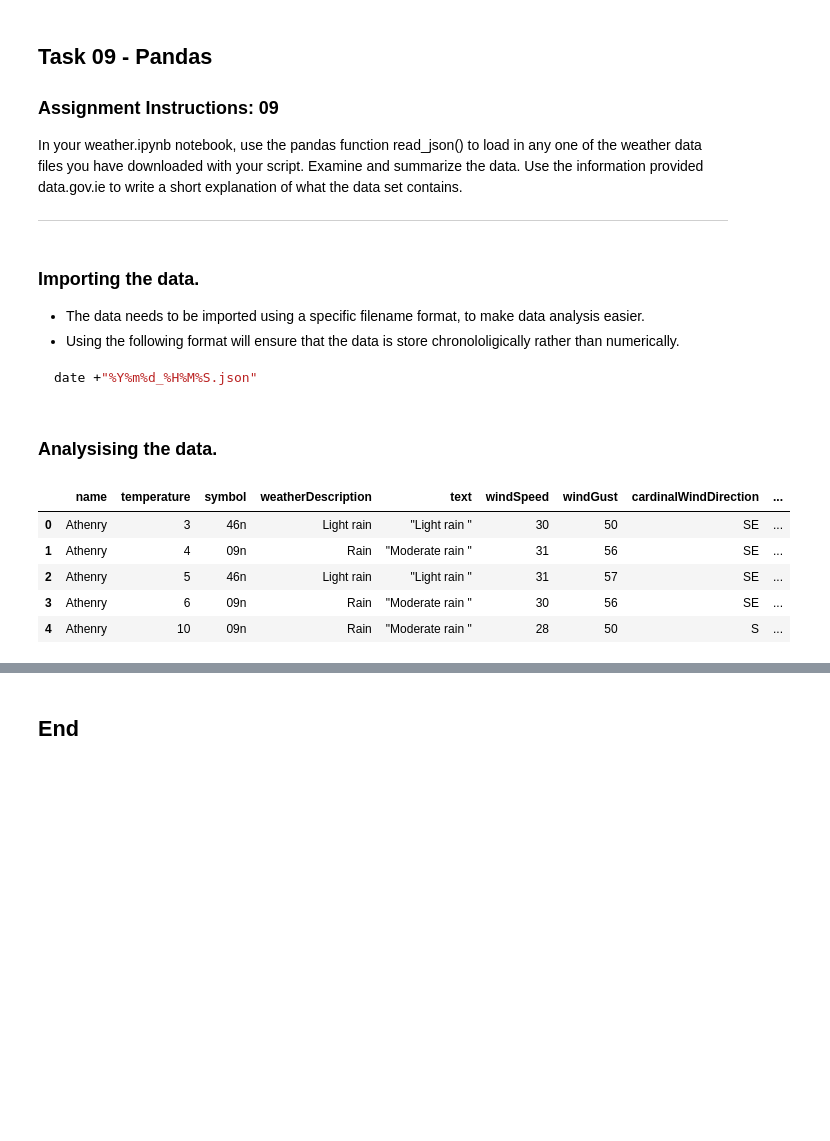
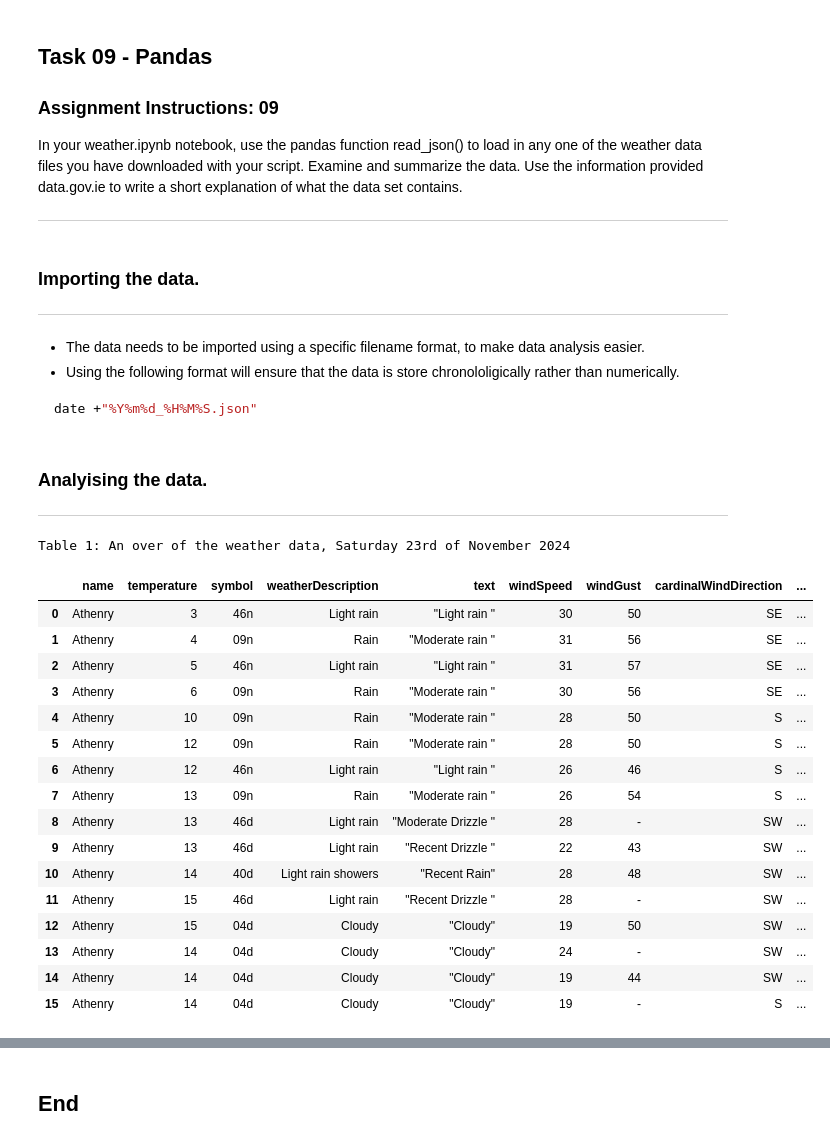
Before and after one commit to Laura6826/computer_infrastructure_assignments, a Jupyter notebook: weather.ipynb, the cells around one changed output, grey strips where cells are left out. Drawn from its saved outputs; the diff is of its cells as text; code cells hidden in the pictures; blank space fills up the shorter version.

```diff
--- a/weather.ipynb
+++ b/weather.ipynb
@@ -318,5 +319,7 @@ import pandas as pd
 # %% [markdown]
 ### Importing the data.
+
+***
 
 - The data needs to be imported using a specific filename format, to make data analysis easier.
 - Using the following format will ensure that the data is store chronololigically rather than numerically.
@@ -331,14 +334,29 @@ df = pd.read_json('data/weather/20241123_153808_athenry.json')
 # which was causing issues with the backslashes.
 # I had to change the file path to 'data/weather/20241123_153808_athenry.json' to get the data to load correctly.
 # %% [markdown]
-### Analysising the data.
+### Analyising the data.
+
+***
 # %%
 # Lets look at the first 3 rows of the data.
-df.head()
+print('Table 1: An over of the weather data, Saturday 23rd of November 2024')
+df
 # %% [output]
+Table 1: An over of the weather data, Saturday 23rd of November 2024
 |  | name | temperature | symbol | weatherDescription | text | windSpeed | windGust | cardinalWindDirection | ... |
 | 0 | Athenry | 3 | 46n | Light rain | "Light rain " | 30 | 50 | SE | ... |
 | 1 | Athenry | 4 | 09n | Rain | "Moderate rain " | 31 | 56 | SE | ... |
 | 2 | Athenry | 5 | 46n | Light rain | "Light rain " | 31 | 57 | SE | ... |
 | 3 | Athenry | 6 | 09n | Rain | "Moderate rain " | 30 | 56 | SE | ... |
 | 4 | Athenry | 10 | 09n | Rain | "Moderate rain " | 28 | 50 | S | ... |
+| 5 | Athenry | 12 | 09n | Rain | "Moderate rain " | 28 | 50 | S | ... |
+| 6 | Athenry | 12 | 46n | Light rain | "Light rain " | 26 | 46 | S | ... |
+| 7 | Athenry | 13 | 09n | Rain | "Moderate rain " | 26 | 54 | S | ... |
+| 8 | Athenry | 13 | 46d | Light rain | "Moderate Drizzle " | 28 | - | SW | ... |
+| 9 | Athenry | 13 | 46d | Light rain | "Recent Drizzle " | 22 | 43 | SW | ... |
+| 10 | Athenry | 14 | 40d | Light rain showers | "Recent Rain" | 28 | 48 | SW | ... |
+| 11 | Athenry | 15 | 46d | Light rain | "Recent Drizzle " | 28 | - | SW | ... |
+| 12 | Athenry | 15 | 04d | Cloudy | "Cloudy" | 19 | 50 | SW | ... |
+| 13 | Athenry | 14 | 04d | Cloudy | "Cloudy" | 24 | - | SW | ... |
+| 14 | Athenry | 14 | 04d | Cloudy | "Cloudy" | 19 | 44 | SW | ... |
+| 15 | Athenry | 14 | 04d | Cloudy | "Cloudy" | 19 | - | S | ... |
```
Also changed, not shown: parts of 9 cells of this notebook, 1 other file.
